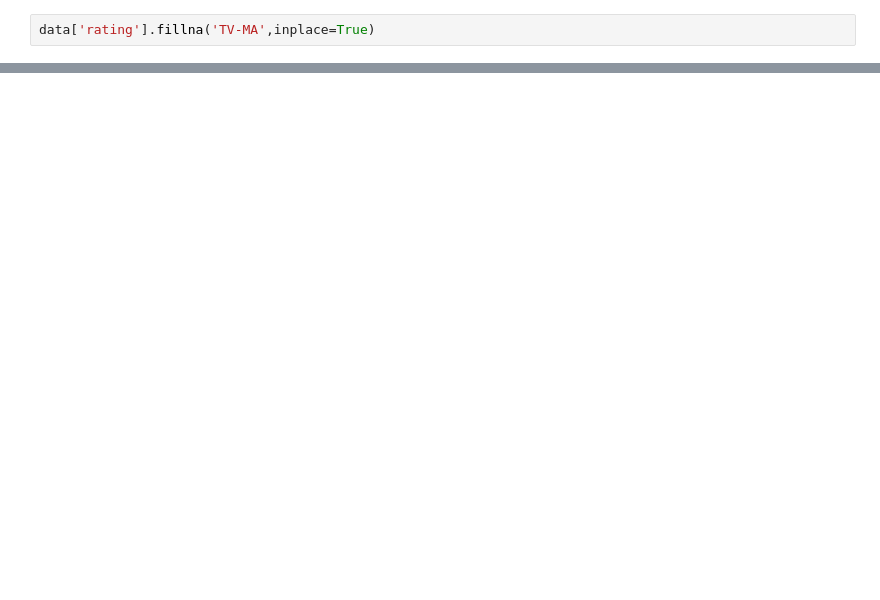
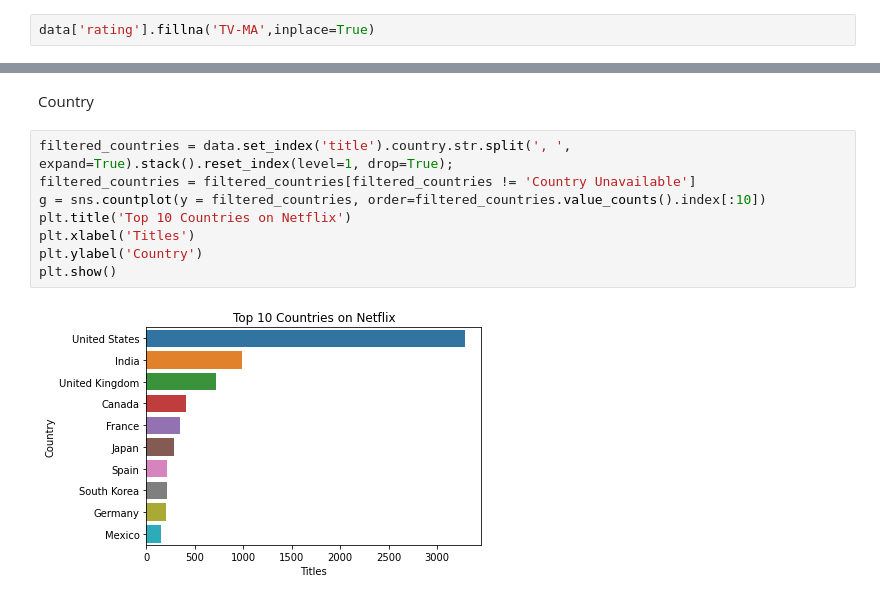
Before and after one commit to kiran2424/Netflix-Movies-and-TV-Shows-Clustering, a Jupyter notebook: NETFLIX_MOVIES_AND_TV_SHOWS_CLUSTERING.ipynb, the cells around one changed output, grey strips where cells are left out. Saved outputs shown, nothing was run; the diff lists cells and outputs as text; blank space fills up the shorter version.

```diff
--- a/NETFLIX_MOVIES_AND_TV_SHOWS_CLUSTERING.ipynb
+++ b/NETFLIX_MOVIES_AND_TV_SHOWS_CLUSTERING.ipynb
@@ -171,0 +220,12 @@ data['rating'].shape
+# %% [markdown]
+Country
+# %%
+filtered_countries = data.set_index('title').country.str.split(', ', expand=True).stack().reset_index(level=1, drop=True);
+filtered_countries = filtered_countries[filtered_countries != 'Country Unavailable']
+g = sns.countplot(y = filtered_countries, order=filtered_countries.value_counts().index[:10])
+plt.title('Top 10 Countries on Netflix')
+plt.xlabel('Titles')
+plt.ylabel('Country')
+plt.show()
+# %% [output]
+[figure, added]
```
Also changed, not shown: parts of 28 cells of this notebook.
